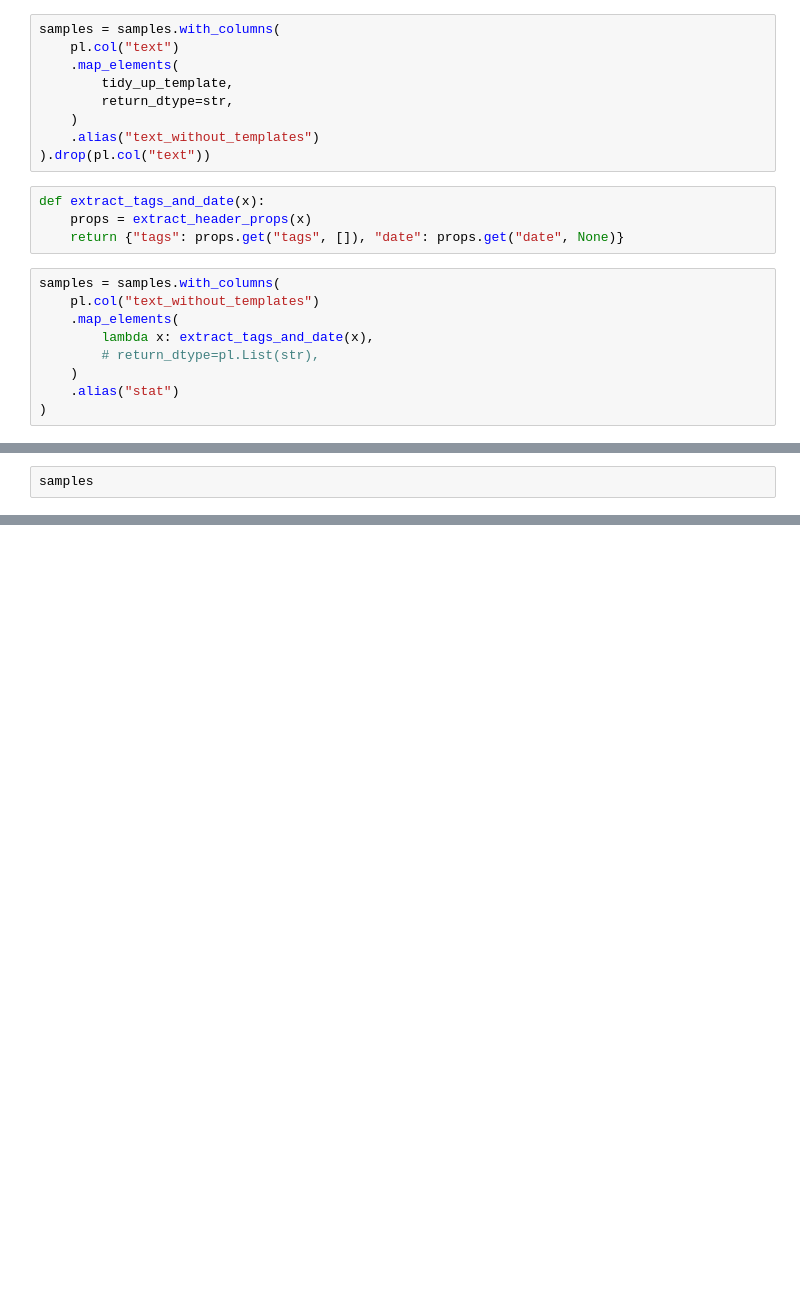
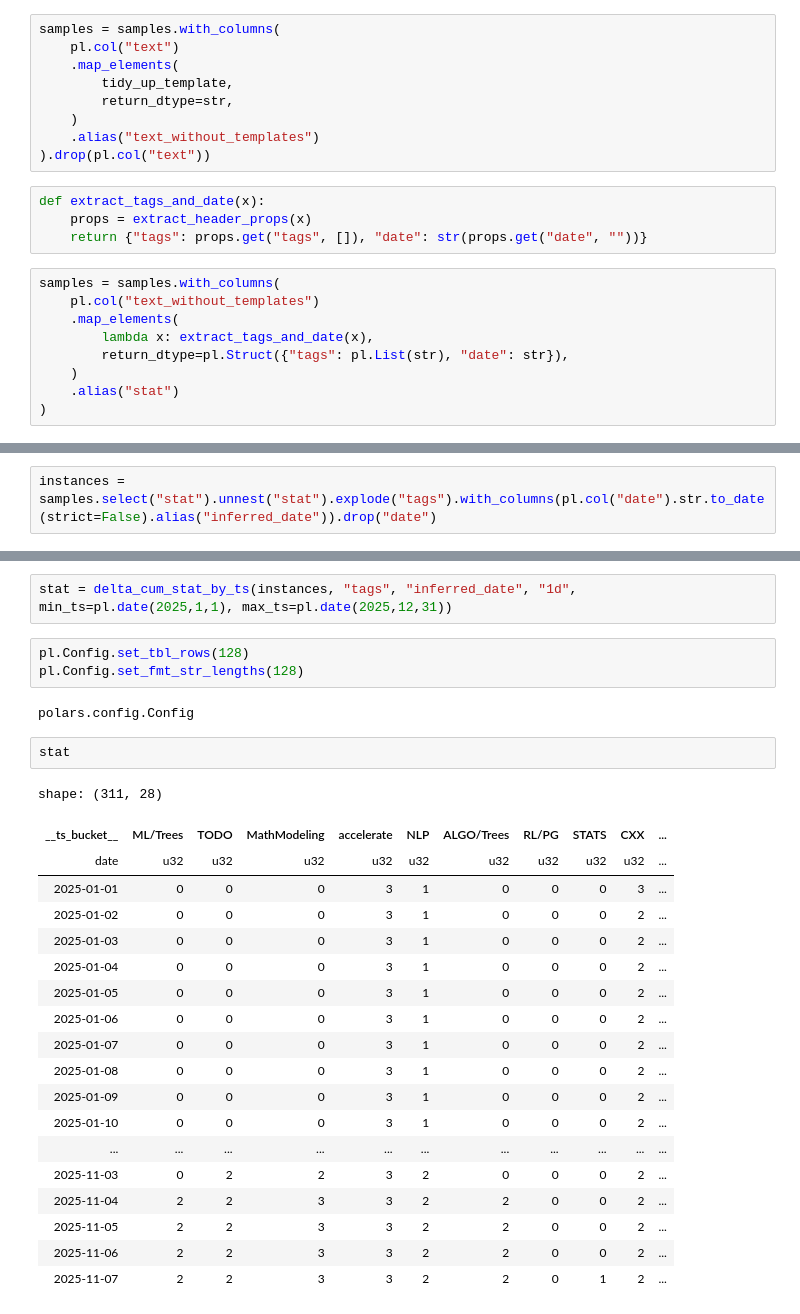
Before and after one commit to ig-kh/ObsidianLTK, a Jupyter notebook: examples/progression_web.ipynb, the cells around one changed output, grey strips where cells are left out. Drawn from its saved outputs; the diff is of its cells as text; blank space fills up the shorter version.

```diff
--- a/examples/progression_web.ipynb
+++ b/examples/progression_web.ipynb
@@ -27,13 +30,13 @@ samples = samples.with_columns(
 # %%
 def extract_tags_and_date(x):
     props = extract_header_props(x)
-    return {"tags": props.get("tags", []), "date": props.get("date", None)}
+    return {"tags": props.get("tags", []), "date": str(props.get("date", ""))}
 # %%
 samples = samples.with_columns(
     pl.col("text_without_templates")
     .map_elements(
         lambda x: extract_tags_and_date(x),
-        # return_dtype=pl.List(str),
+        return_dtype=pl.Struct({"tags": pl.List(str), "date": str}),
     )
     .alias("stat")
 )
@@ -42,2 +43,2 @@ SchemaError: unexpected value while building Series of type List(String)
 # %%
-samples
+instances = samples.select("stat").unnest("stat").explode("tags").with_columns(pl.col("date").str.to_date(strict=False).alias("inferred_date")).drop("date")
@@ -58,0 +111,29 @@ shape: (86, 4)
+# %%
+stat = delta_cum_stat_by_ts(instances, "tags", "inferred_date", "1d", min_ts=pl.date(2025,1,1), max_ts=pl.date(2025,12,31))
+# %%
+pl.Config.set_tbl_rows(128)
+pl.Config.set_fmt_str_lengths(128)
+# %% [output]
+polars.config.Config
+# %%
+stat
+# %% [output]
+shape: (311, 28)
+| __ts_bucket__ | ML/Trees | TODO | MathModeling | accelerate | NLP | ALGO/Trees | RL/PG | STATS | CXX | ... |
+| date | u32 | u32 | u32 | u32 | u32 | u32 | u32 | u32 | u32 | ... |
+| 2025-01-01 | 0 | 0 | 0 | 3 | 1 | 0 | 0 | 0 | 3 | ... |
+| 2025-01-02 | 0 | 0 | 0 | 3 | 1 | 0 | 0 | 0 | 2 | ... |
+| 2025-01-03 | 0 | 0 | 0 | 3 | 1 | 0 | 0 | 0 | 2 | ... |
+| 2025-01-04 | 0 | 0 | 0 | 3 | 1 | 0 | 0 | 0 | 2 | ... |
+| 2025-01-05 | 0 | 0 | 0 | 3 | 1 | 0 | 0 | 0 | 2 | ... |
+| 2025-01-06 | 0 | 0 | 0 | 3 | 1 | 0 | 0 | 0 | 2 | ... |
+| 2025-01-07 | 0 | 0 | 0 | 3 | 1 | 0 | 0 | 0 | 2 | ... |
+| 2025-01-08 | 0 | 0 | 0 | 3 | 1 | 0 | 0 | 0 | 2 | ... |
+| 2025-01-09 | 0 | 0 | 0 | 3 | 1 | 0 | 0 | 0 | 2 | ... |
+| 2025-01-10 | 0 | 0 | 0 | 3 | 1 | 0 | 0 | 0 | 2 | ... |
+| ... | ... | ... | ... | ... | ... | ... | ... | ... | ... | ... |
+| 2025-11-03 | 0 | 2 | 2 | 3 | 2 | 0 | 0 | 0 | 2 | ... |
+| 2025-11-04 | 2 | 2 | 3 | 3 | 2 | 2 | 0 | 0 | 2 | ... |
+| 2025-11-05 | 2 | 2 | 3 | 3 | 2 | 2 | 0 | 0 | 2 | ... |
+| 2025-11-06 | 2 | 2 | 3 | 3 | 2 | 2 | 0 | 0 | 2 | ... |
+| 2025-11-07 | 2 | 2 | 3 | 3 | 2 | 2 | 0 | 1 | 2 | ... |
```
Also changed, not shown: parts of 6 cells of this notebook, 1 other file.
